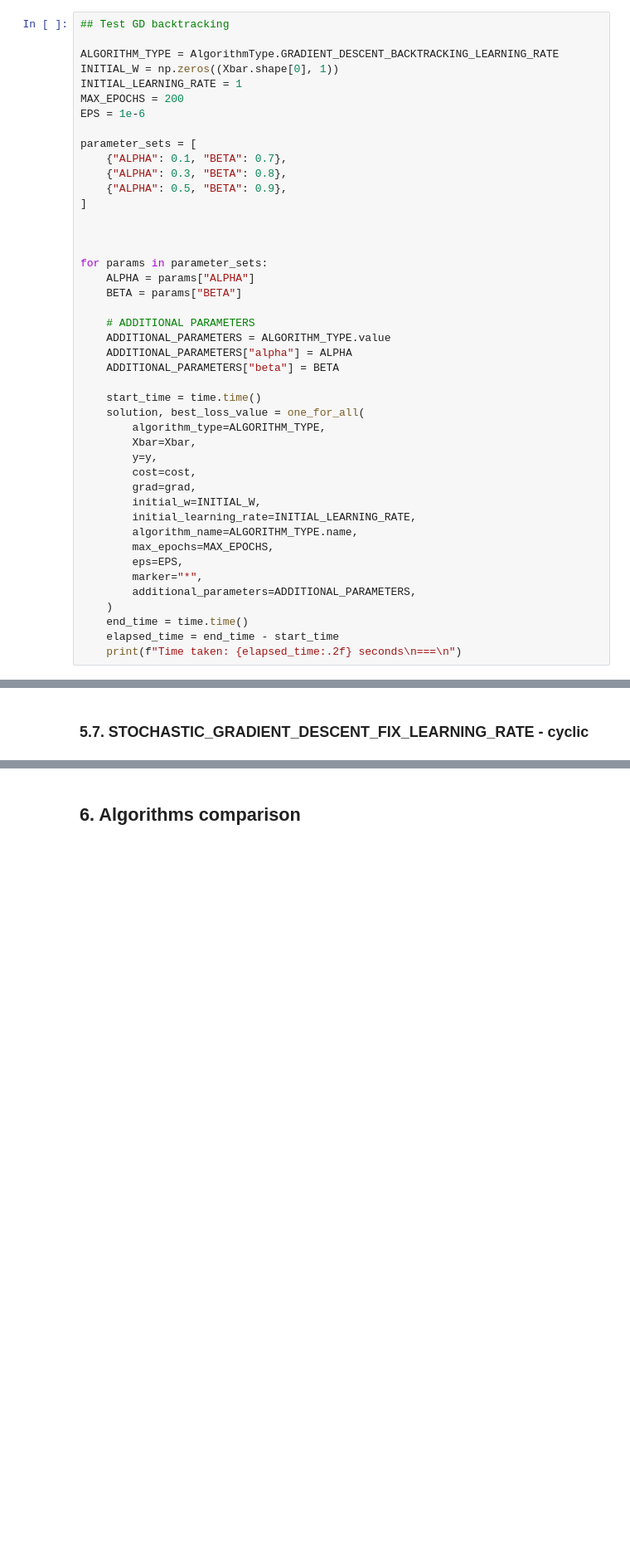
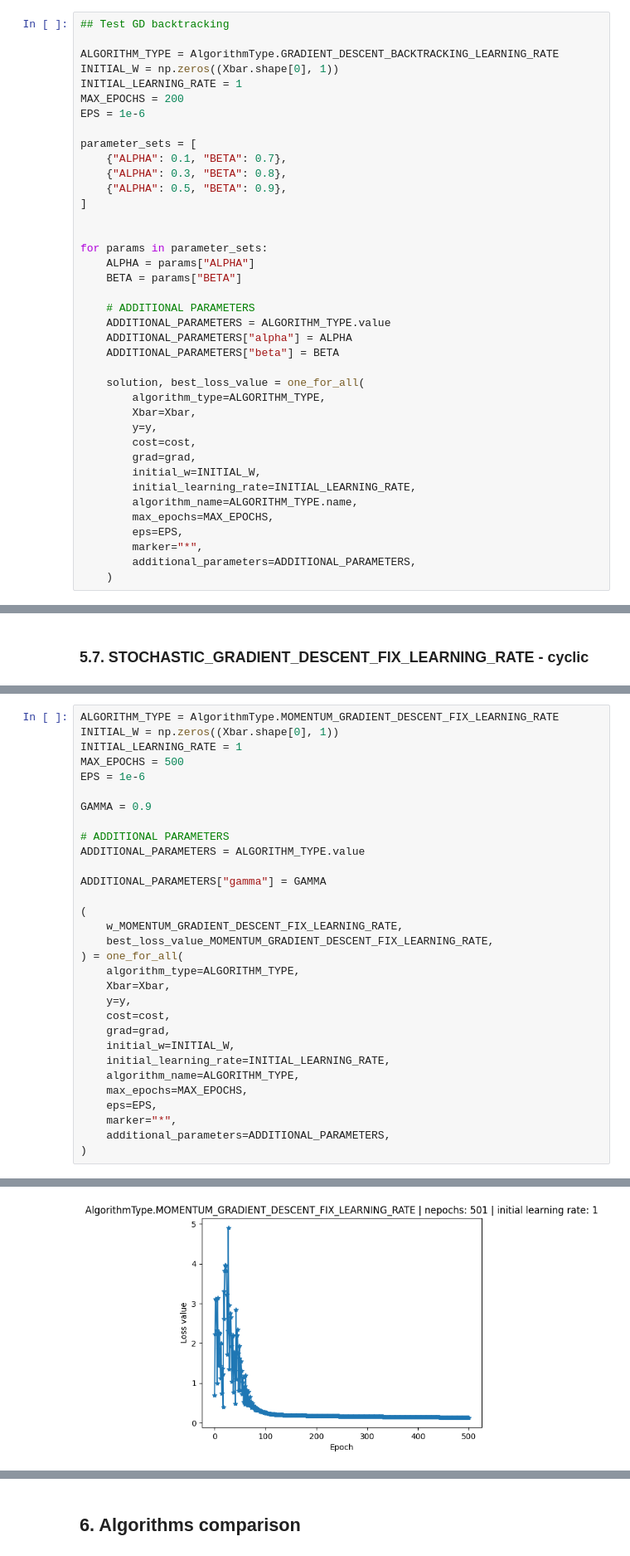
Before and after one commit to DucTrung1802/advanced-optimization, a Jupyter notebook: hw2/advanced_optimization_hw2.ipynb, the cells around one changed output, grey strips where cells are left out. Shown at 83% size. Cells and saved outputs as stored; diff of their text form; blank space fills up the shorter version.

Commit message:
CHECKPOINT: complete all optimizing algorithms

```diff
--- a/hw2/advanced_optimization_hw2.ipynb
+++ b/hw2/advanced_optimization_hw2.ipynb
@@ -848,7 +1100,6 @@ parameter_sets = [
 ]
 
 
-
 for params in parameter_sets:
     ALPHA = params["ALPHA"]
     BETA = params["BETA"]
@@ -858,7 +1109,6 @@ for params in parameter_sets:
     ADDITIONAL_PARAMETERS["alpha"] = ALPHA
     ADDITIONAL_PARAMETERS["beta"] = BETA
 
-    start_time = time.time()
     solution, best_loss_value = one_for_all(
         algorithm_type=ALGORITHM_TYPE,
         Xbar=Xbar,
@@ -873,7 +1123,4 @@ for params in parameter_sets:
         marker="*",
         additional_parameters=ADDITIONAL_PARAMETERS,
     )
-    end_time = time.time()
-    elapsed_time = end_time - start_time
-    print(f"Time taken: {elapsed_time:.2f} seconds\n===\n")
 # %% [output]
@@ -976,0 +1214,32 @@ AlgorithmType.STOCHASTIC_GRADIENT_DESCENT_FIX_LEARNING_RATE | Best value: 0.3659
+# %%
+ALGORITHM_TYPE = AlgorithmType.MOMENTUM_GRADIENT_DESCENT_FIX_LEARNING_RATE
+INITIAL_W = np.zeros((Xbar.shape[0], 1))
+INITIAL_LEARNING_RATE = 1
+MAX_EPOCHS = 500
+EPS = 1e-6
+
+GAMMA = 0.9
+
+# ADDITIONAL PARAMETERS
+ADDITIONAL_PARAMETERS = ALGORITHM_TYPE.value
+
+ADDITIONAL_PARAMETERS["gamma"] = GAMMA
+
+(
+    w_MOMENTUM_GRADIENT_DESCENT_FIX_LEARNING_RATE,
+    best_loss_value_MOMENTUM_GRADIENT_DESCENT_FIX_LEARNING_RATE,
+) = one_for_all(
+    algorithm_type=ALGORITHM_TYPE,
+    Xbar=Xbar,
+    y=y,
+    cost=cost,
+    grad=grad,
+    initial_w=INITIAL_W,
+    initial_learning_rate=INITIAL_LEARNING_RATE,
+    algorithm_name=ALGORITHM_TYPE,
+    max_epochs=MAX_EPOCHS,
+    eps=EPS,
+    marker="*",
+    additional_parameters=ADDITIONAL_PARAMETERS,
+)
+# %% [output]
@@ -976,0 +1248 @@ AlgorithmType.STOCHASTIC_GRADIENT_DESCENT_FIX_LEARNING_RATE | Best value: 0.3659
+[figure, added]
```
Also changed, not shown: parts of 26 cells of this notebook.
